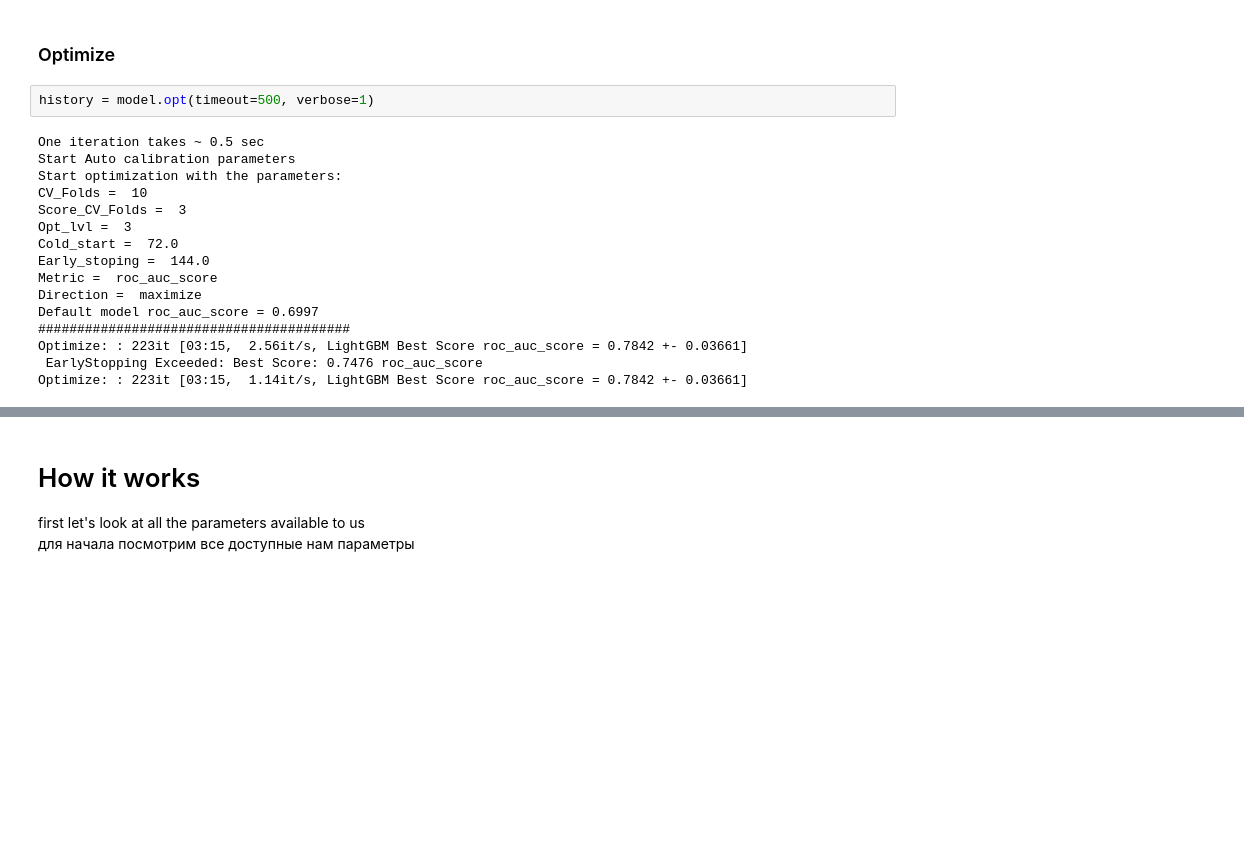
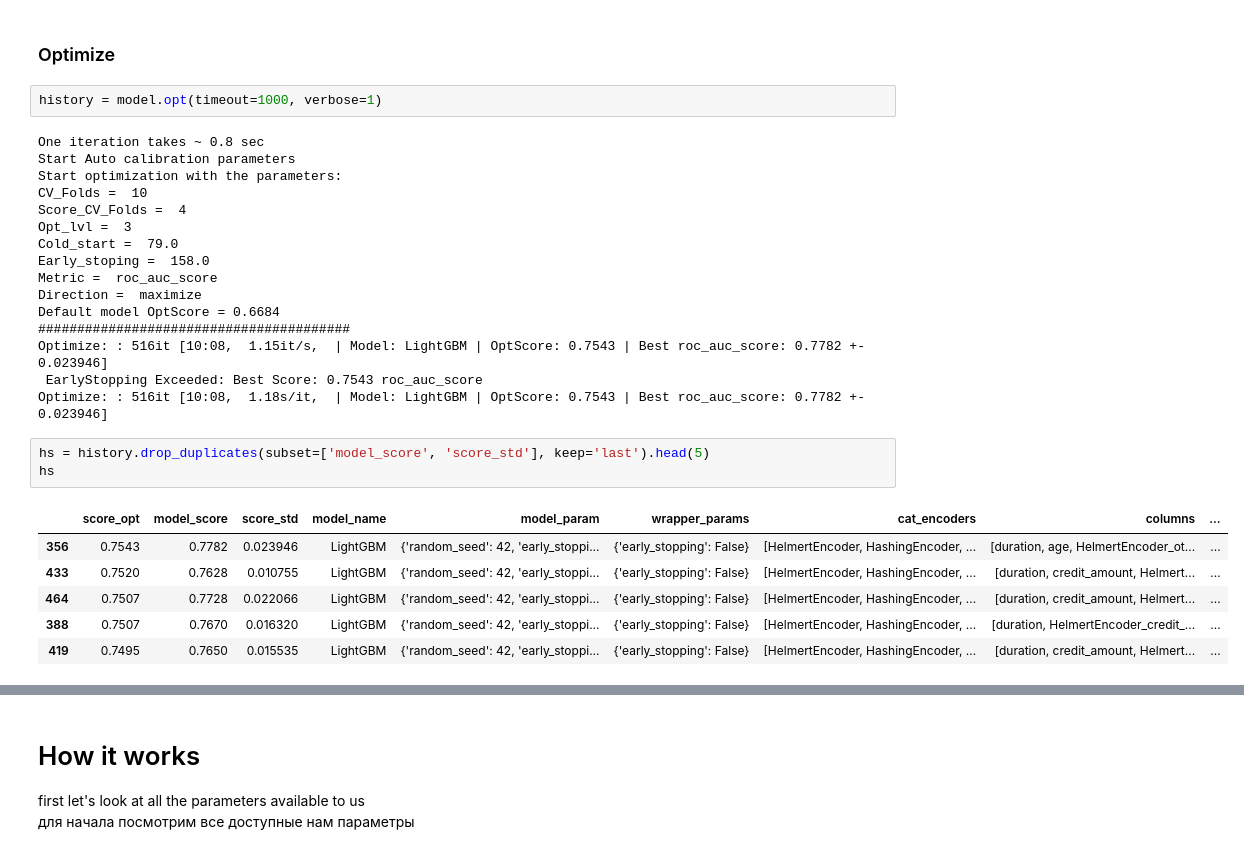
Before and after one commit to Alex-Lekov/AutoML_Alex, a Jupyter notebook: 02_Models.ipynb, the cells around one changed output, grey strips where cells are left out. Drawn from its saved outputs; the diff is of its cells as text; blank space fills up the shorter version.

```diff
--- a/02_Models.ipynb
+++ b/02_Models.ipynb
@@ -211,20 +195,30 @@ X_train_fe
 # %% [markdown]
 ### Optimize
 # %%
-history = model.opt(timeout=500, verbose=1)
+history = model.opt(timeout=1000, verbose=1)
 # %% [output]
-One iteration takes ~ 0.5 sec
+One iteration takes ~ 0.8 sec
 Start Auto calibration parameters
 Start optimization with the parameters:
 CV_Folds =  10
-Score_CV_Folds =  3
+Score_CV_Folds =  4
 Opt_lvl =  3
-Cold_start =  72.0
-Early_stoping =  144.0
+Cold_start =  79.0
+Early_stoping =  158.0
 Metric =  roc_auc_score
 Direction =  maximize
-Default model roc_auc_score = 0.6997
+Default model OptScore = 0.6684
 ########################################
-Optimize: : 223it [03:15,  2.56it/s, LightGBM Best Score roc_auc_score = 0.7842 +- 0.03661]
- EarlyStopping Exceeded: Best Score: 0.7476 roc_auc_score
-Optimize: : 223it [03:15,  1.14it/s, LightGBM Best Score roc_auc_score = 0.7842 +- 0.03661]
+Optimize: : 516it [10:08,  1.15it/s,  | Model: LightGBM | OptScore: 0.7543 | Best roc_auc_score: 0.7782 +- 0.023946]
+ EarlyStopping Exceeded: Best Score: 0.7543 roc_auc_score
+Optimize: : 516it [10:08,  1.18s/it,  | Model: LightGBM | OptScore: 0.7543 | Best roc_auc_score: 0.7782 +- 0.023946]
+# %%
+hs = history.drop_duplicates(subset=['model_score', 'score_std'], keep='last').head(5)
+hs
+# %% [output]
+|  | score_opt | model_score | score_std | model_name | model_param | wrapper_params | cat_encoders | columns | ... |
+| 356 | 0.7543 | 0.7782 | 0.023946 | LightGBM | {'random_seed': 42, 'early_stoppi... | {'early_stopping': False} | [HelmertEncoder, HashingEncoder, ... | [duration, age, HelmertEncoder_ot... | ... |
+| 433 | 0.7520 | 0.7628 | 0.010755 | LightGBM | {'random_seed': 42, 'early_stoppi... | {'early_stopping': False} | [HelmertEncoder, HashingEncoder, ... | [duration, credit_amount, Helmert... | ... |
+| 464 | 0.7507 | 0.7728 | 0.022066 | LightGBM | {'random_seed': 42, 'early_stoppi... | {'early_stopping': False} | [HelmertEncoder, HashingEncoder, ... | [duration, credit_amount, Helmert... | ... |
+| 388 | 0.7507 | 0.7670 | 0.016320 | LightGBM | {'random_seed': 42, 'early_stoppi... | {'early_stopping': False} | [HelmertEncoder, HashingEncoder, ... | [duration, HelmertEncoder_credit_... | ... |
+| 419 | 0.7495 | 0.7650 | 0.015535 | LightGBM | {'random_seed': 42, 'early_stoppi... | {'early_stopping': False} | [HelmertEncoder, HashingEncoder, ... | [duration, credit_amount, Helmert... | ... |
```
Also changed, not shown: parts of 13 cells of this notebook, 5 other files.
